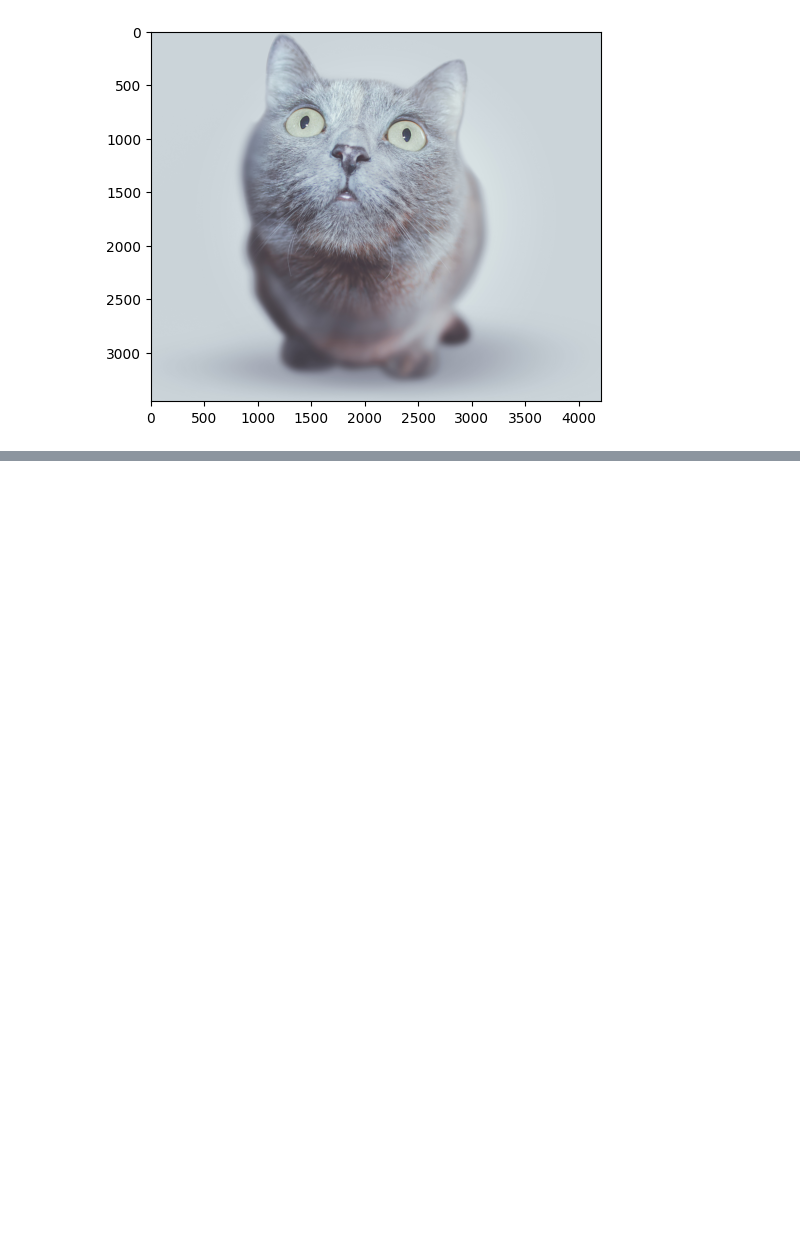
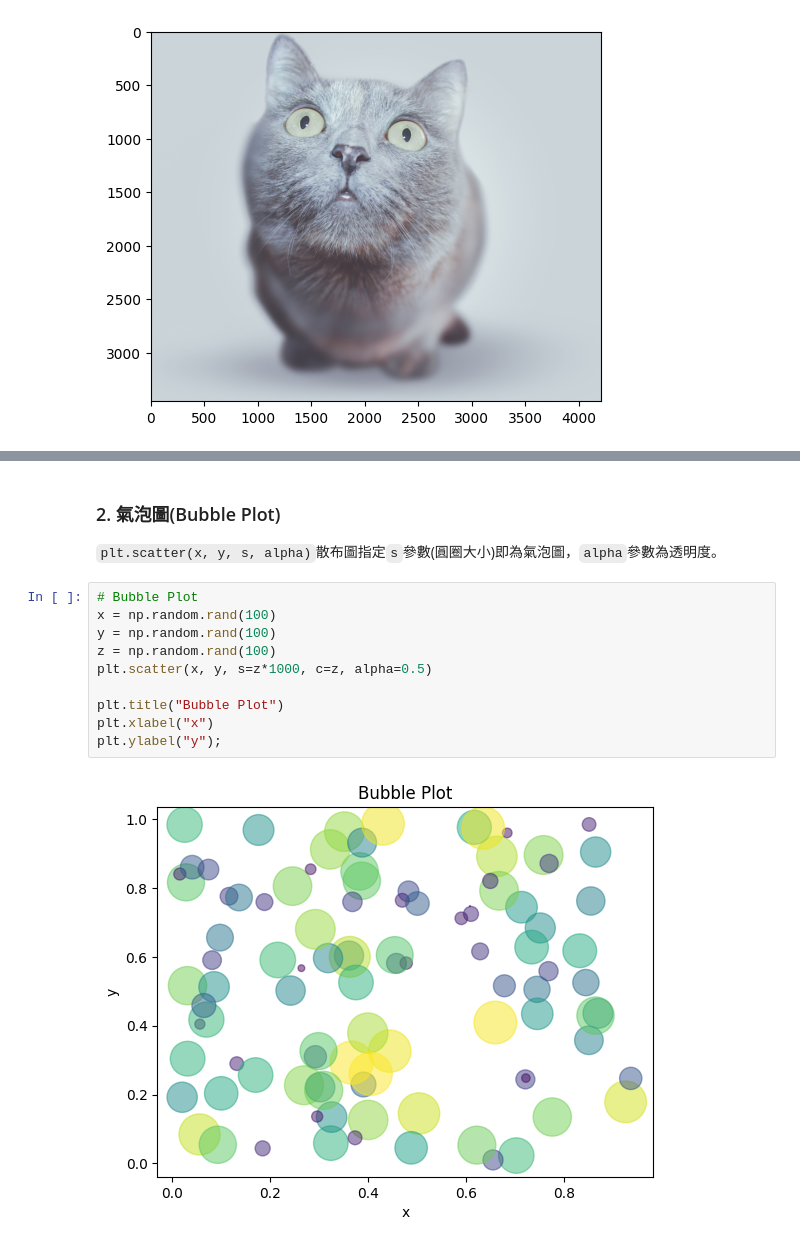
Before and after one commit to yungshun317/pd-algo-trading, a Jupyter notebook: data_visualization.ipynb, the cells around one changed output, grey strips where cells are left out. Drawn from its saved outputs; the diff is of its cells as text; blank space fills up the shorter version.

```diff
--- a/data_visualization.ipynb
+++ b/data_visualization.ipynb
@@ -933,0 +1369,16 @@ plt.imshow(im);
+# %% [markdown]
+### 2. 氣泡圖(Bubble Plot)
+
+`plt.scatter(x, y, s, alpha)`散布圖指定`s`參數(圓圈大小)即為氣泡圖，`alpha`參數為透明度。
+# %%
+# Bubble Plot
+x = np.random.rand(100)
+y = np.random.rand(100)
+z = np.random.rand(100)
+plt.scatter(x, y, s=z*1000, c=z, alpha=0.5)
+
+plt.title("Bubble Plot")
+plt.xlabel("x")
+plt.ylabel("y");
+# %% [output]
+[figure, added]
```
Also changed, not shown: parts of 83 cells of this notebook, 2 other files.
